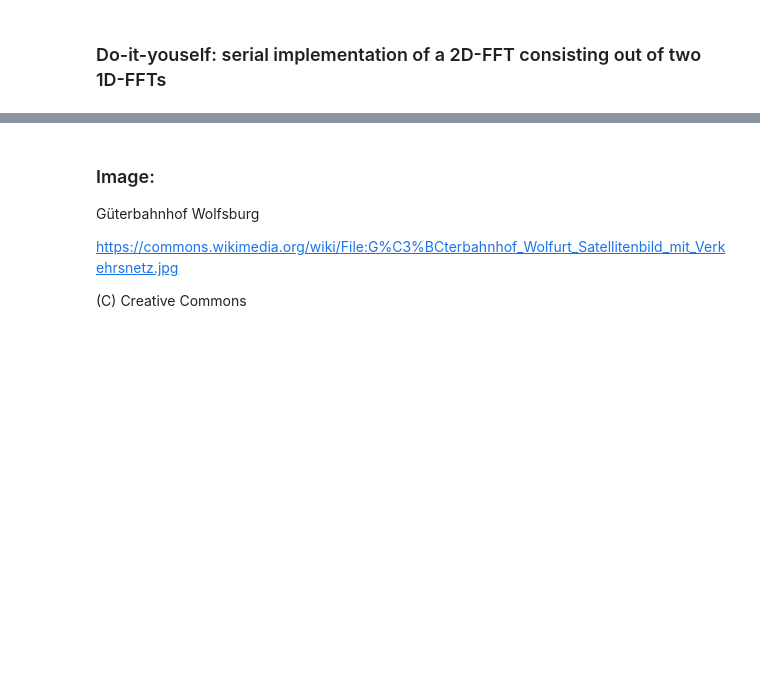
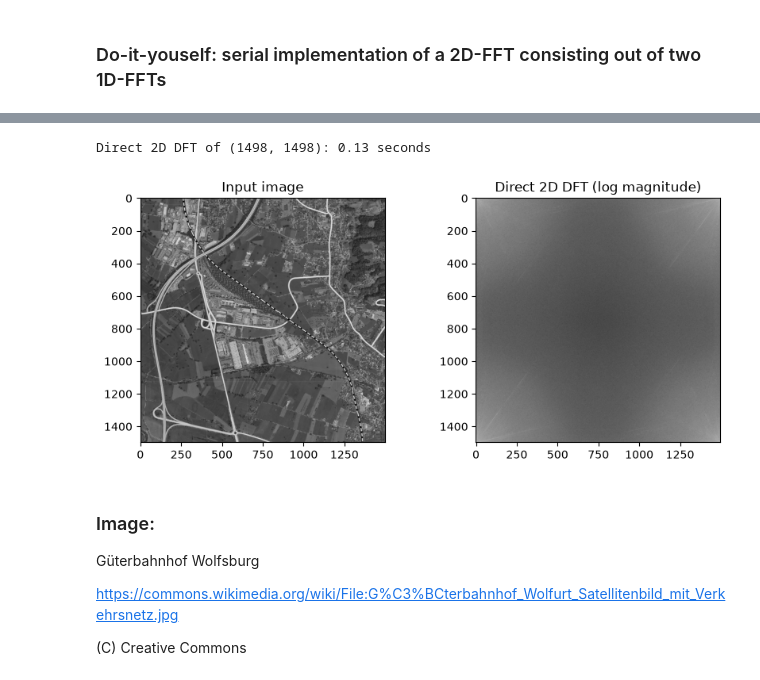
Before and after one commit to Integer-Ctrl/big-data-fsu-2026, a Jupyter notebook: exiercises/exercise_05/src/2D-FFT_Template.ipynb, the cells around one changed output, grey strips where cells are left out. Saved outputs shown, nothing was run; the diff lists cells and outputs as text; code cells hidden in the pictures; blank space fills up the shorter version.

```diff
--- a/exiercises/exercise_05/src/2D-FFT_Template.ipynb
+++ b/exiercises/exercise_05/src/2D-FFT_Template.ipynb
@@ -176,3 +205,28 @@ print(abs(ft))
+# %%
+# The loop-based direct DFT needs about 2 * 1498**3 = 6.7 billion steps.
+# serial_fft2 uses the same formula with matrix multiplication to avoid Python loops.
+# This is still an O(n**3) direct 2D DFT; the weights use O(n**2) memory.
+from time import perf_counter
+image_filename = "img.jpg"
+image = plt.imread(image_filename)
+image = image[:, :, :3].mean(axis=2)  # Convert to grayscale
+
+start = perf_counter()
+serial_ft = serial_fft2(image)
+print(f"Direct 2D DFT of {image.shape}: {perf_counter() - start:.2f} seconds")
+
+plt.figure(figsize=(10, 4))
+plt.subplot(121)
+plt.imshow(image)
+plt.title("Input image")
+
+plt.subplot(122)
+plt.imshow(np.log1p(abs(serial_ft)))
+plt.title("Direct 2D DFT (log magnitude)")
+plt.show()
+# %% [output]
+Direct 2D DFT of (1498, 1498): 0.13 seconds
+[figure, added]
 # %% [markdown]
 ### Image:
 Güterbahnhof Wolfsburg
```
Also changed, not shown: parts of 10 cells of this notebook.
